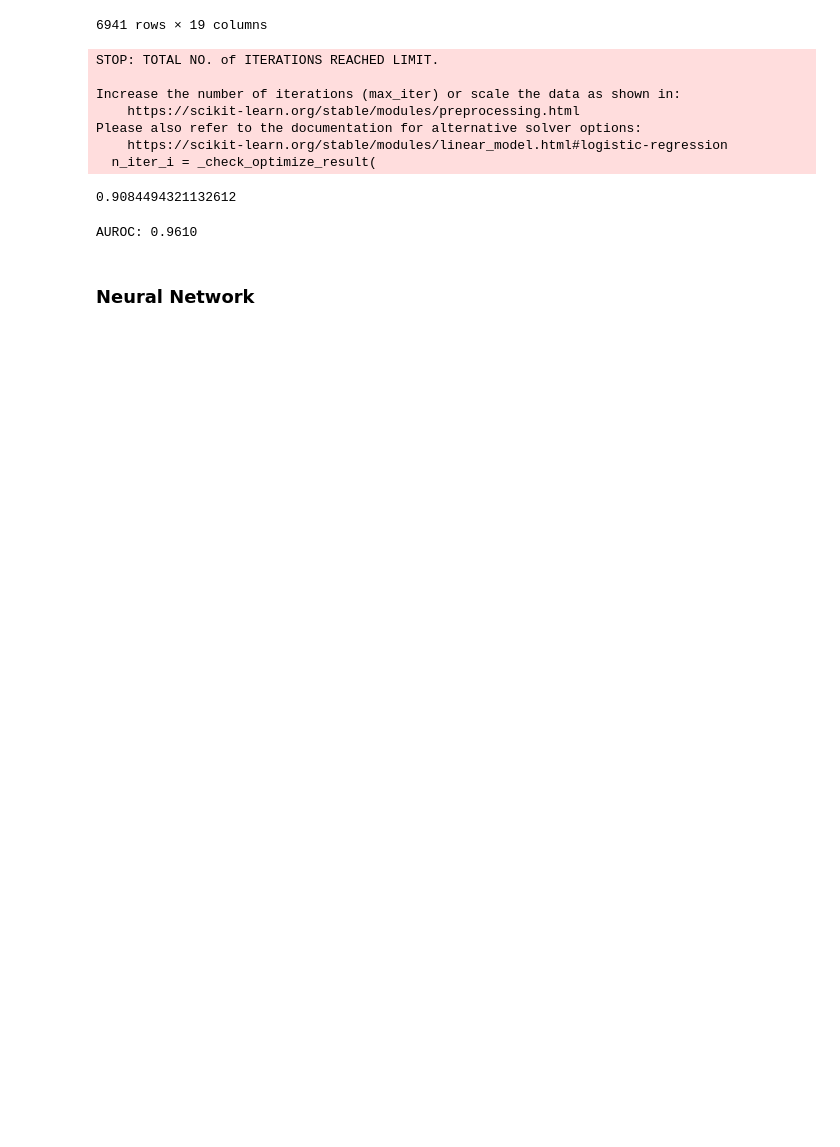
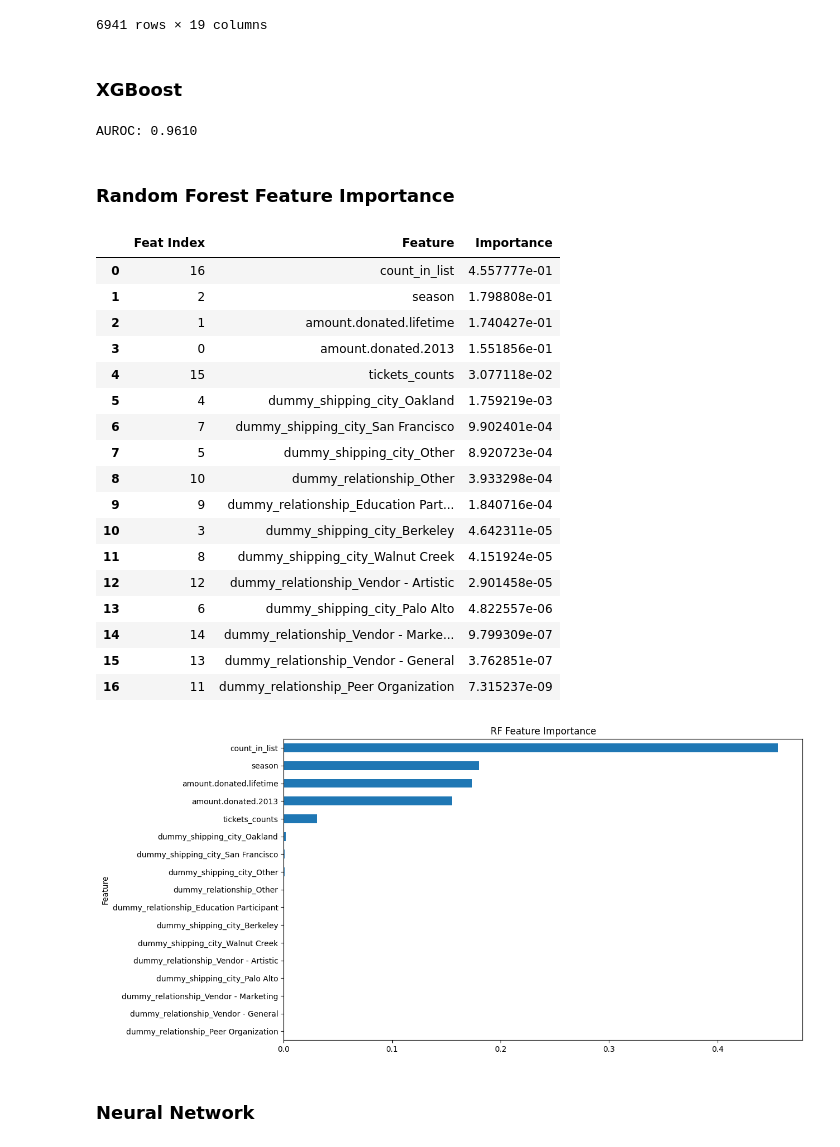
Before and after one commit to zihanxing/MusicSubscription_Prediction, a Jupyter notebook: main.ipynb, the cells around one changed output. Saved outputs shown, nothing was run; the diff lists cells and outputs as text; code cells hidden in the pictures; blank space fills up the shorter version.

```diff
--- a/main.ipynb
+++ b/main.ipynb
@@ -222,27 +231,14 @@ from sklearn.model_selection import train_test_split
 X_train, X_val, y_train, y_val = train_test_split(X, y, test_size=0.2, random_state=18)
 # %%
-# develop a xgboost model, using only the training data. Use auroc as the metric
-from sklearn import linear_model
-from sklearn.metrics import roc_auc_score
-from sklearn.metrics import roc_curve
+# # create a linear regression model
+# logreg = linear_model.LogisticRegression(C=1e5)
+# # train the model
+# logreg.fit(X_train, y_train)
+# # predict on the validation data, use "soft predictions" (your probabilistic prediction)
+# y_pred = logreg.predict_proba(X_val)[:, 1]
 
-
-# create a linear regression model
-logreg = linear_model.LogisticRegression(C=1e5)
-# train the model
-logreg.fit(X_train, y_train)
-# predict on the validation data, use "soft predictions" (your probabilistic prediction)
-y_pred = logreg.predict_proba(X_val)[:, 1]
-
-# calculate the auroc
-roc_auc_score(y_val, y_pred)
+# # calculate the auroc
+# roc_auc_score(y_val, y_pred)
-# %% [output]
-STOP: TOTAL NO. of ITERATIONS REACHED LIMIT.
-
-Increase the number of iterations (max_iter) or scale the data as shown in:
-    https://scikit-learn.org/stable/modules/preprocessing.html
-Please also refer to the documentation for alternative solver options:
-    https://scikit-learn.org/stable/modules/linear_model.html#logistic-regression
-  n_iter_i = _check_optimize_result(
-0.9084494321132612
+# %% [markdown]
+### XGBoost
 # %%
@@ -270,3 +265,5 @@ auroc = roc_auc_score(y_val, y_pred)
 print(f"AUROC: {auroc:.4f}")
 # %% [output]
 AUROC: 0.9610
+# %% [markdown]
+### Random Forest Feature Importance
@@ -273,3 +272,48 @@ AUROC: 0.9610
+# %%
+def calc_feature_importances(model,feat_names,num_to_show):
+    # Determine the relative importance of each feature using the random forest model
+    importances = model.feature_importances_
+    # Get an array of the indices that would sort "importances" in reverse order to get largest to smallest
+    indices = np.argsort(importances)[::-1]
+    ranked_feats = []
+    for i in range(len(indices)):
+        feat_name = feat_names[indices[i]]
+        ranked_feats.append(feat_name)
+    RF_ranking = pd.DataFrame()
+    RF_ranking['Feat Index'] = indices
+    RF_ranking['Feature'] = ranked_feats
+    RF_ranking['Importance'] = np.sort(importances)[::-1]
+    display(RF_ranking.iloc[:num_to_show,:])
+
+    # Plot the importance value for each feature
+    RF_ranking[:num_to_show][::-1].plot(x='Feature',y='Importance',kind='barh',figsize=(12,7),legend=False,title='RF Feature Importance')
+    plt.show()
+    return RF_ranking
+# %%
+rf_model = RandomForestClassifier()
+rf_model.fit(X_train,y_train)
+top_feats = 30
+ranking = calc_feature_importances(rf_model,X.columns,top_feats)
+# %% [output]
+|  | Feat Index | Feature | Importance |
+| 0 | 16 | count_in_list | 4.557777e-01 |
+| 1 | 2 | season | 1.798808e-01 |
+| 2 | 1 | amount.donated.lifetime | 1.740427e-01 |
+| 3 | 0 | amount.donated.2013 | 1.551856e-01 |
+| 4 | 15 | tickets_counts | 3.077118e-02 |
+| 5 | 4 | dummy_shipping_city_Oakland | 1.759219e-03 |
+| 6 | 7 | dummy_shipping_city_San Francisco | 9.902401e-04 |
+| 7 | 5 | dummy_shipping_city_Other | 8.920723e-04 |
+| 8 | 10 | dummy_relationship_Other | 3.933298e-04 |
+| 9 | 9 | dummy_relationship_Education Part... | 1.840716e-04 |
+| 10 | 3 | dummy_shipping_city_Berkeley | 4.642311e-05 |
+| 11 | 8 | dummy_shipping_city_Walnut Creek | 4.151924e-05 |
+| 12 | 12 | dummy_relationship_Vendor - Artistic | 2.901458e-05 |
+| 13 | 6 | dummy_shipping_city_Palo Alto | 4.822557e-06 |
+| 14 | 14 | dummy_relationship_Vendor - Marke... | 9.799309e-07 |
+| 15 | 13 | dummy_relationship_Vendor - General | 3.762851e-07 |
+| 16 | 11 | dummy_relationship_Peer Organization | 7.315237e-09 |
+[figure, added]
 # %% [markdown]
 ### Neural Network
 # %%
```
Also changed, not shown: parts of 17 cells of this notebook, 14 other files.
